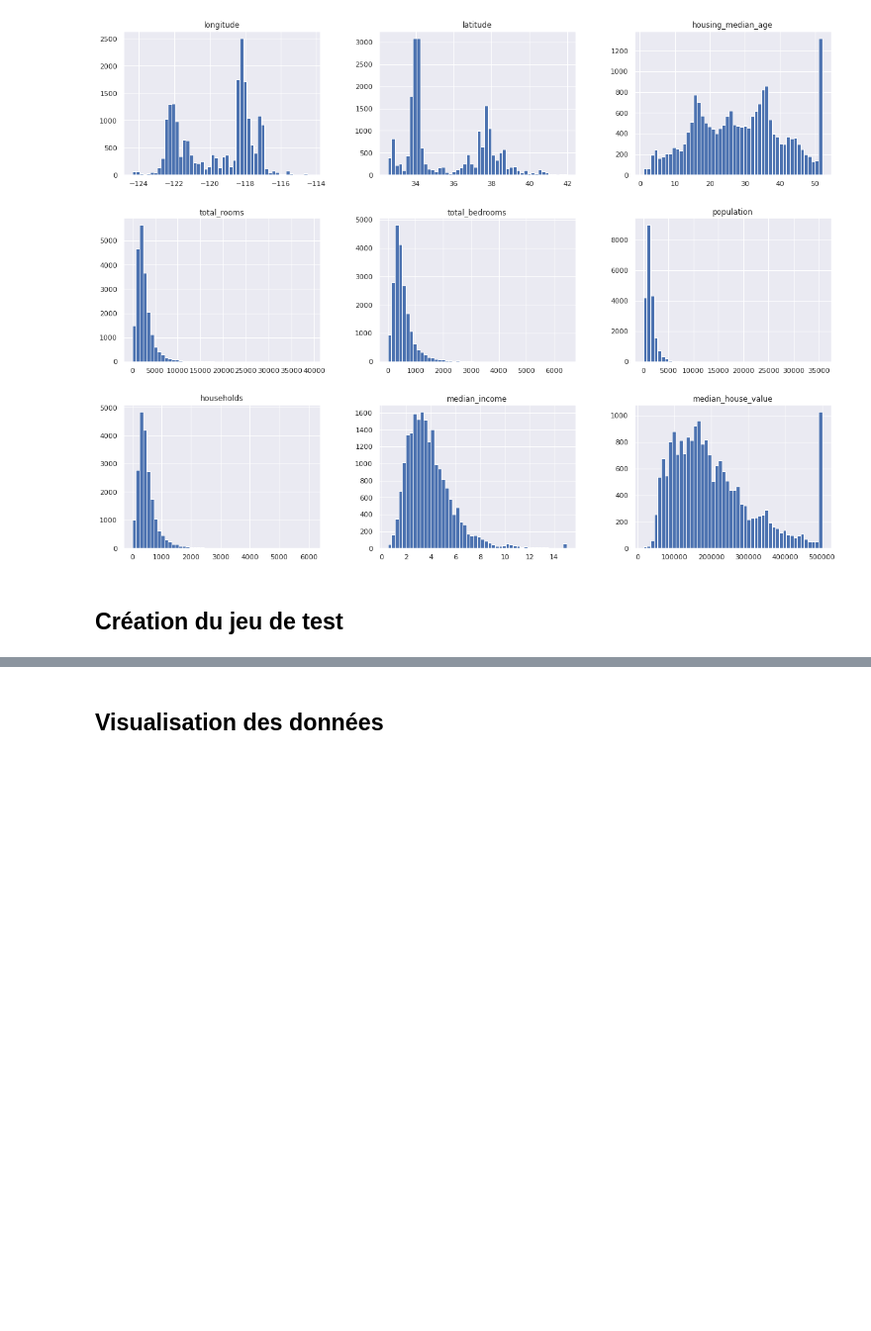
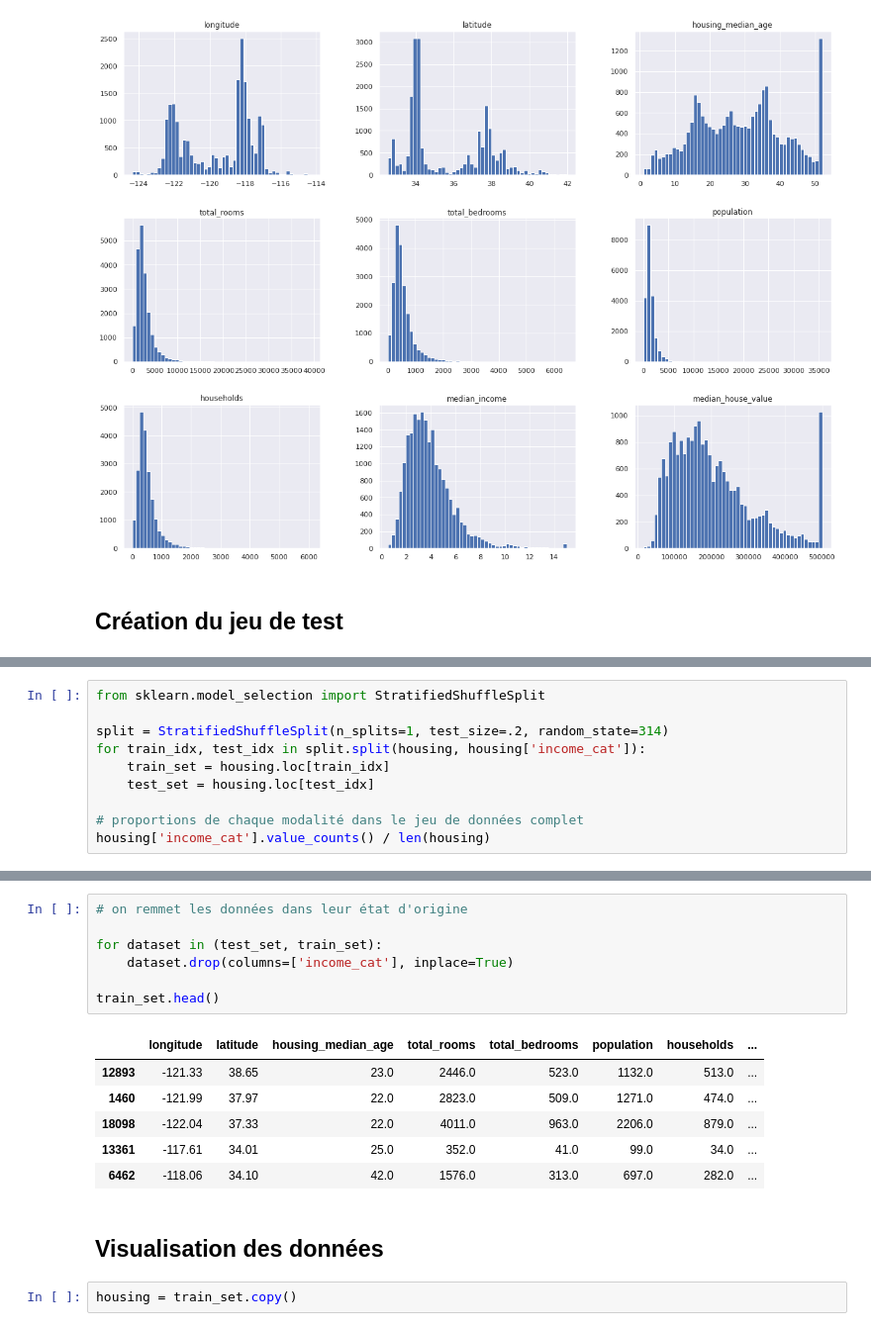
Before and after one commit to thomas-marquis/learn-ml-housing, a Jupyter notebook: housing.ipynb, the cells around one changed output, grey strips where cells are left out. Shown at 99% size. Saved outputs shown, nothing was run; the diff lists cells and outputs as text; blank space fills up the shorter version.

```diff
--- a/housing.ipynb
+++ b/housing.ipynb
@@ -109,0 +150,10 @@ array([[<AxesSubplot:title={'center':'longitude'}>,
+# %%
+from sklearn.model_selection import StratifiedShuffleSplit
+
+split = StratifiedShuffleSplit(n_splits=1, test_size=.2, random_state=314)
+for train_idx, test_idx in split.split(housing, housing['income_cat']):
+    train_set = housing.loc[train_idx]
+    test_set = housing.loc[test_idx]
+
+# proportions de chaque modalité dans le jeu de données complet
+housing['income_cat'].value_counts() / len(housing)
@@ -110,2 +177,18 @@ array([[<AxesSubplot:title={'center':'longitude'}>,
+# %%
+# on remmet les données dans leur état d'origine
+
+for dataset in (test_set, train_set):
+    dataset.drop(columns=['income_cat'], inplace=True)
+
+train_set.head()
+# %% [output]
+|  | longitude | latitude | housing_median_age | total_rooms | total_bedrooms | population | households | ... |
+| 12893 | -121.33 | 38.65 | 23.0 | 2446.0 | 523.0 | 1132.0 | 513.0 | ... |
+| 1460 | -121.99 | 37.97 | 22.0 | 2823.0 | 509.0 | 1271.0 | 474.0 | ... |
+| 18098 | -122.04 | 37.33 | 22.0 | 4011.0 | 963.0 | 2206.0 | 879.0 | ... |
+| 13361 | -117.61 | 34.01 | 25.0 | 352.0 | 41.0 | 99.0 | 34.0 | ... |
+| 6462 | -118.06 | 34.10 | 42.0 | 1576.0 | 313.0 | 697.0 | 282.0 | ... |
 # %% [markdown]
 ## Visualisation des données
+# %%
+housing = train_set.copy()
```
Also changed, not shown: parts of 74 cells of this notebook, 2 other files.
